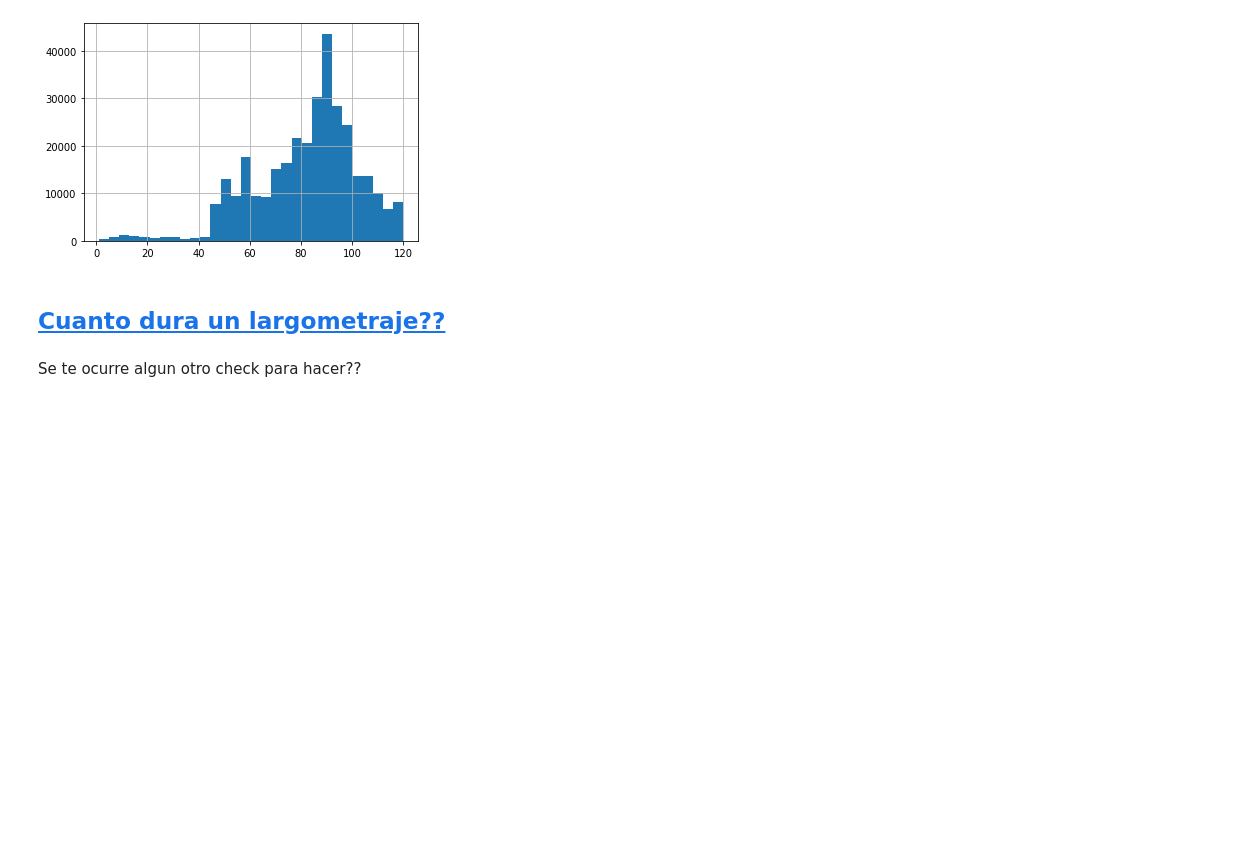
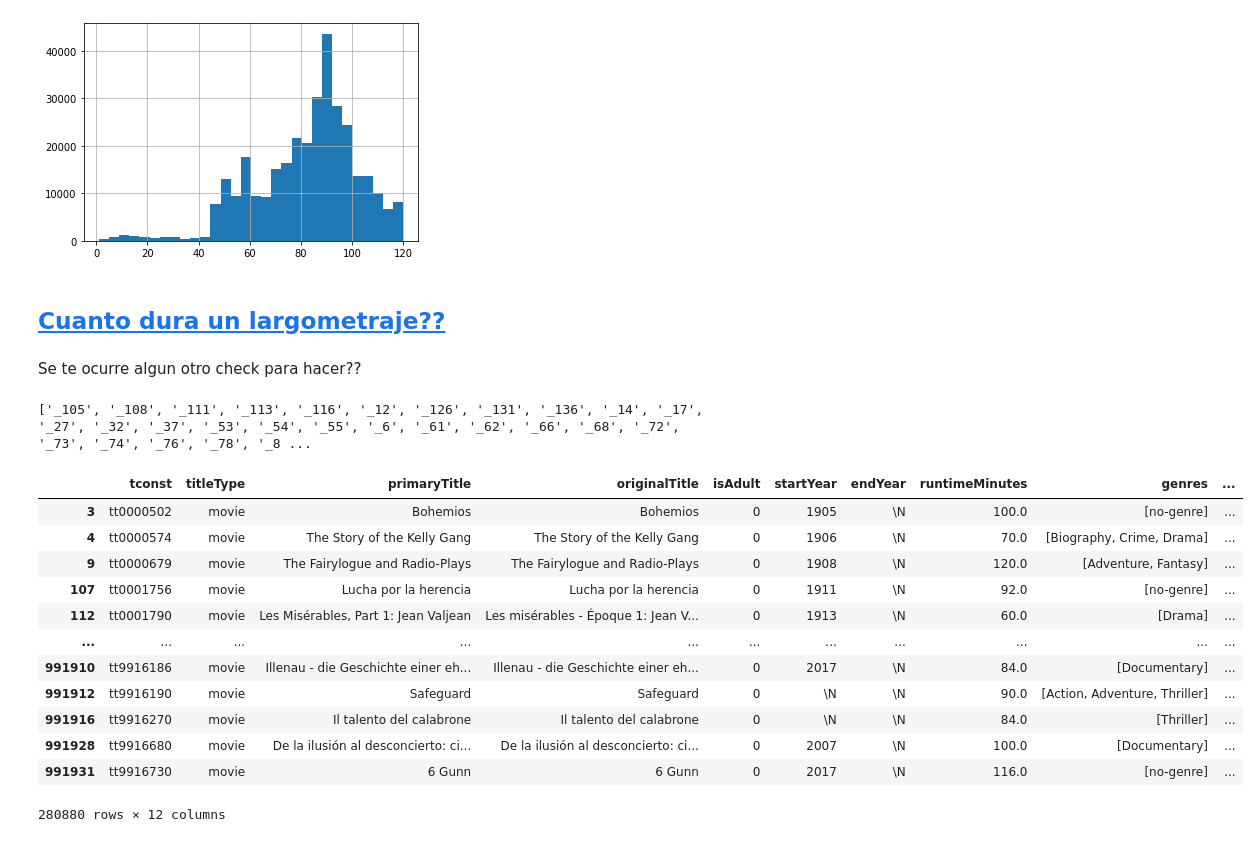
Before and after one commit to dataludus/machine_learning_practico, a Jupyter notebook: notebooks/clase-1/02_explore_the_data.ipynb, the cells around one changed output. Cells and saved outputs as stored; diff of their text form; code cells hidden in the pictures; blank space fills up the shorter version.

```diff
--- a/notebooks/clase-1/02_explore_the_data.ipynb
+++ b/notebooks/clase-1/02_explore_the_data.ipynb
@@ -424,3 +424,26 @@ movies.runtimeMinutes.hist(bins=30);
 movies = movies[movies.runtimeMinutes >= 60]
 # %% [markdown]
 Se te ocurre algun otro check para hacer??
+# %%
+## list df cargadas en memoria
+alldfs = [var for var in dir() if isinstance(eval(var), pd.core.frame.DataFrame)]
+
+print(alldfs)
+# %% [output]
+['_105', '_108', '_111', '_113', '_116', '_12', '_126', '_131', '_136', '_14', '_17', '_27', '_32', '_37', '_53', '_54', '_55', '_6', '_61', '_62', '_66', '_68', '_72', '_73', '_74', '_76', '_78', '_8 ...
+# %%
+movies
+# %% [output]
+|  | tconst | titleType | primaryTitle | originalTitle | isAdult | startYear | endYear | runtimeMinutes | genres | ... |
+| 3 | tt0000502 | movie | Bohemios | Bohemios | 0 | 1905 | \N | 100.0 | [no-genre] | ... |
+| 4 | tt0000574 | movie | The Story of the Kelly Gang | The Story of the Kelly Gang | 0 | 1906 | \N | 70.0 | [Biography, Crime, Drama] | ... |
+| 9 | tt0000679 | movie | The Fairylogue and Radio-Plays | The Fairylogue and Radio-Plays | 0 | 1908 | \N | 120.0 | [Adventure, Fantasy] | ... |
+| 107 | tt0001756 | movie | Lucha por la herencia | Lucha por la herencia | 0 | 1911 | \N | 92.0 | [no-genre] | ... |
+| 112 | tt0001790 | movie | Les Misérables, Part 1: Jean Valjean | Les misérables - Époque 1: Jean V... | 0 | 1913 | \N | 60.0 | [Drama] | ... |
+| ... | ... | ... | ... | ... | ... | ... | ... | ... | ... | ... |
+| 991910 | tt9916186 | movie | Illenau - die Geschichte einer eh... | Illenau - die Geschichte einer eh... | 0 | 2017 | \N | 84.0 | [Documentary] | ... |
+| 991912 | tt9916190 | movie | Safeguard | Safeguard | 0 | \N | \N | 90.0 | [Action, Adventure, Thriller] | ... |
+| 991916 | tt9916270 | movie | Il talento del calabrone | Il talento del calabrone | 0 | \N | \N | 84.0 | [Thriller] | ... |
+| 991928 | tt9916680 | movie | De la ilusión al desconcierto: ci... | De la ilusión al desconcierto: ci... | 0 | 2007 | \N | 100.0 | [Documentary] | ... |
+| 991931 | tt9916730 | movie | 6 Gunn | 6 Gunn | 0 | 2017 | \N | 116.0 | [no-genre] | ... |
+280880 rows × 12 columns
```
Also changed, not shown: parts of 15 cells of this notebook.
